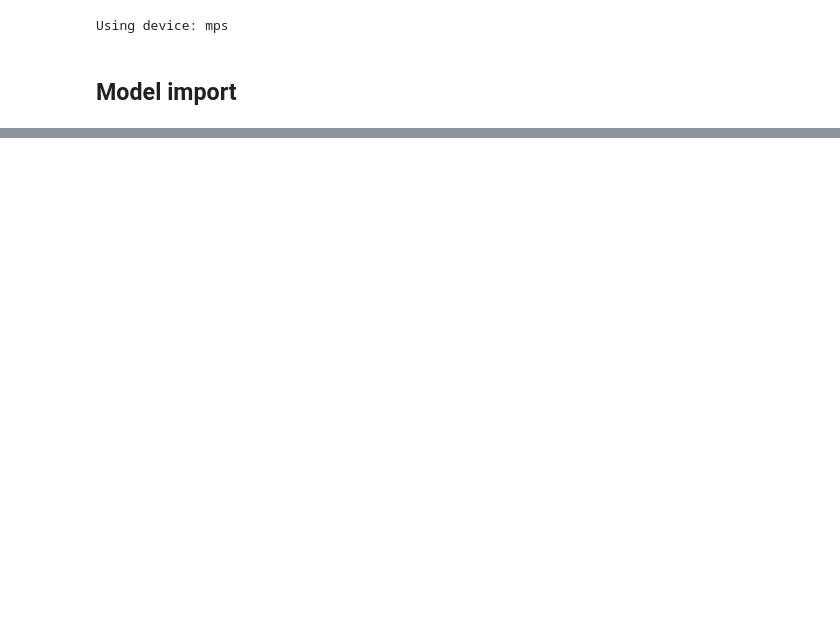
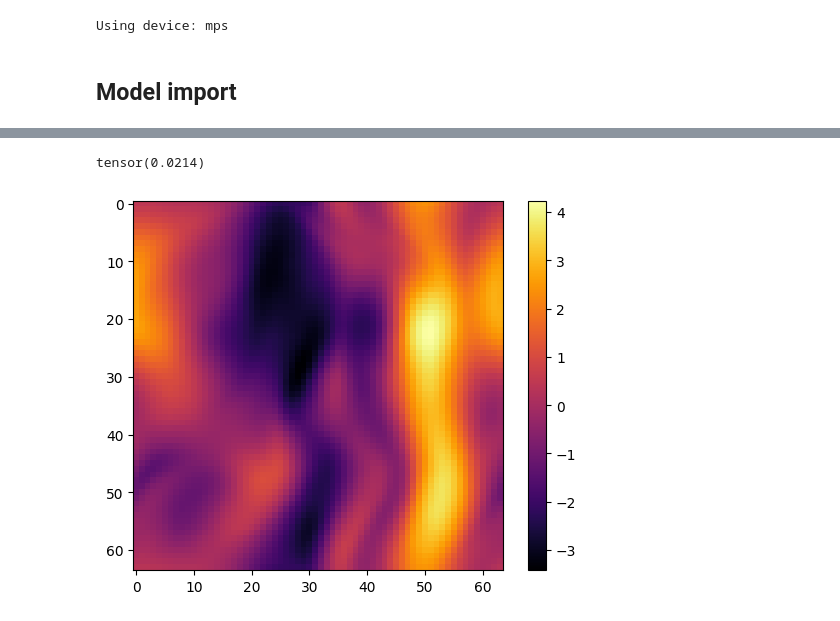
Before and after one commit to marcocayuela/FNO_thermalizer, a Jupyter notebook: notebooks/wno_results.ipynb, the cells around one changed output, grey strips where cells are left out. Cells and saved outputs as stored; diff of their text form; code cells hidden in the pictures; blank space fills up the shorter version.

```diff
--- a/notebooks/wno_results.ipynb
+++ b/notebooks/wno_results.ipynb
@@ -62,0 +72,2 @@ plt.legend();
+# %%
+data_trajectories = load_multiple_simulation(train_path, time_ds=1, space_ds=2)
@@ -62,0 +84,9 @@ plt.legend();
+# %%
+x_mean = data_trajectories.mean(axis=(0,1,2,3))
+x_std = data_trajectories.std(axis=(0,1,2,3))
+# %%
+data_trajectories_norm = (data_trajectories - x_mean) / (x_std + 1e-8)
+# %%
+with torch.no_grad():
+    data_torch = torch.from_numpy(data_trajectories_norm).float().to(device)
+    predictions = emulator(data_torch[0]) # shape: (T, C, H, W)
@@ -62,0 +95,10 @@ plt.legend();
+# %%
+error
+# %% [output]
+tensor(0.0214)
+# %%
+predictions_denorm = predictions.cpu().numpy() * (x_std + 1e-8) + x_mean
+plt.imshow(predictions_denorm[-1,:,:,0], cmap="inferno")
+bar = plt.colorbar()
+# %% [output]
+[figure, added]
```
Also changed, not shown: parts of 12 cells of this notebook, 6 other files.
